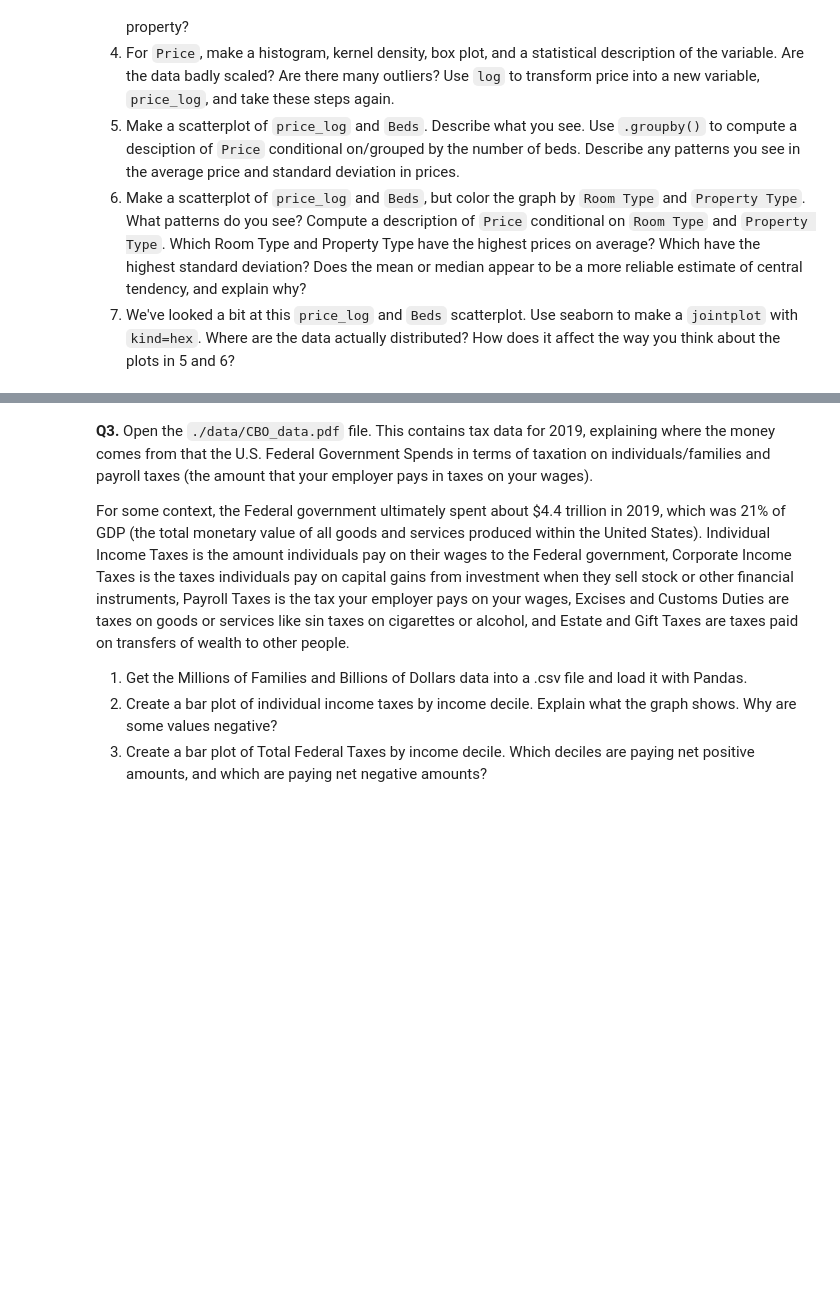
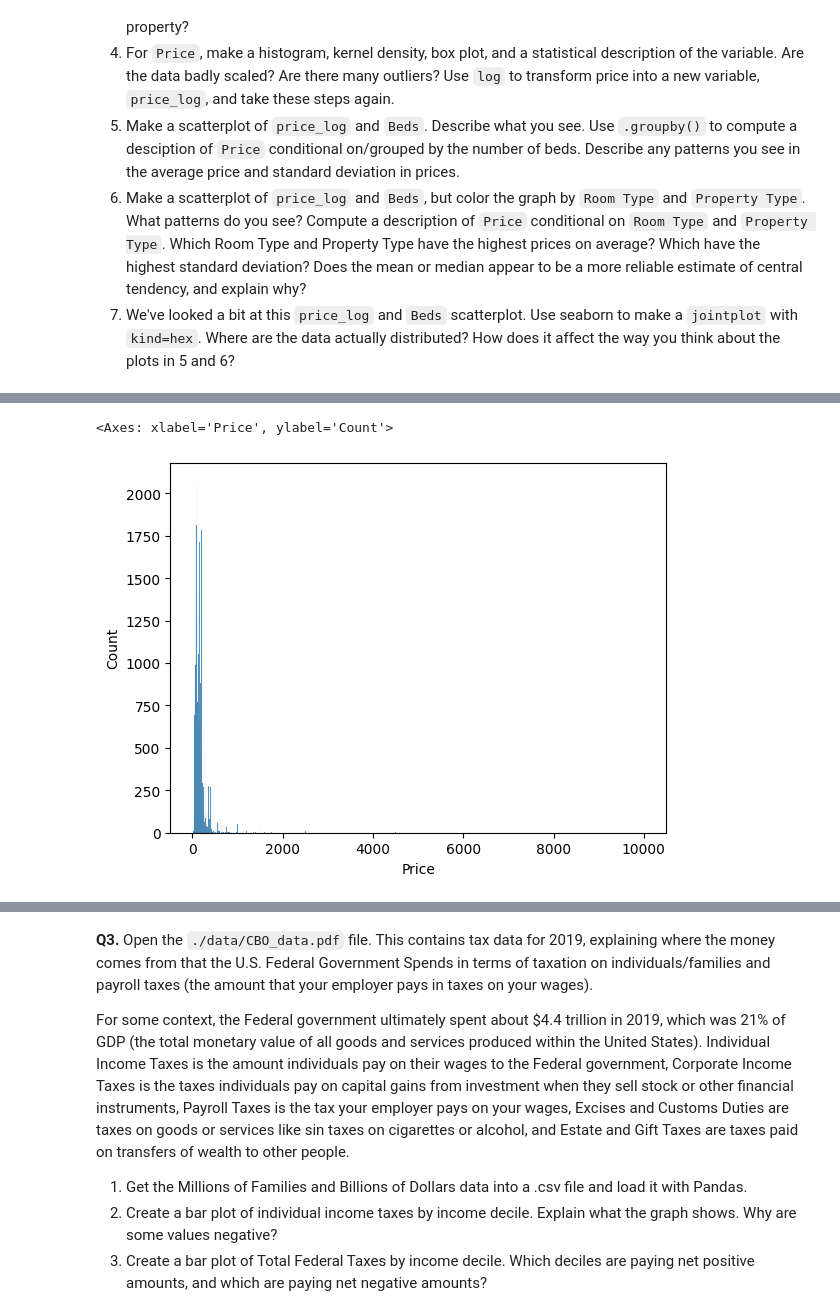
Before and after one commit to itisdavid/visualization, a Jupyter notebook: assignment/assignment.ipynb, the cells around one changed output, grey strips where cells are left out. Saved outputs shown, nothing was run; the diff lists cells and outputs as text; code cells hidden in the pictures; blank space fills up the shorter version.

```diff
--- a/assignment/assignment.ipynb
+++ b/assignment/assignment.ipynb
@@ -157,3 +213,16 @@ sns.scatterplot(data=df,x='aid_value',y='grad_100_value',hue='levelXcontrol')
   5. Make a scatterplot of `price_log` and `Beds`. Describe what you see. Use `.groupby()` to compute a desciption of `Price` conditional on/grouped by the number of beds. Describe any patterns you see in the average price and standard deviation in prices.
   6. Make a scatterplot of `price_log` and `Beds`, but color the graph by `Room Type` and `Property Type`. What patterns do you see? Compute a description of `Price` conditional on `Room Type` and `Property Type`. Which Room Type and Property Type have the highest prices on average? Which have the highest standard deviation? Does the mean or median appear to be a more reliable estimate of central tendency, and explain why?
   7. We've looked a bit at this `price_log` and `Beds` scatterplot. Use seaborn to make a `jointplot` with `kind=hex`. Where are the data actually distributed? How does it affect the way you think about the plots in 5 and 6?
+# %%
+# part 1
+df = pd.read_csv('airbnb_hw.csv')
+price = df['Price']
+price = price.str.replace(',','')
+price = pd.to_numeric(price,errors='coerce')
+df['Price'] = price
+del price
+
+# part 2
+print(df.shape, '\n') # 30478 observations and 13 variables
+print(df.columns, '\n') # variables included
+df.head()
@@ -159,0 +266,7 @@ sns.scatterplot(data=df,x='aid_value',y='grad_100_value',hue='levelXcontrol')
+# %%
+# part 4
+sns.histplot(data=df,x='Price')
+# yes the data is badly scaled. There aren't amny outliers, there are are outliers.
+# %% [output]
+<Axes: xlabel='Price', ylabel='Count'>
+[figure, added]
```
Also changed, not shown: parts of 32 cells of this notebook.
